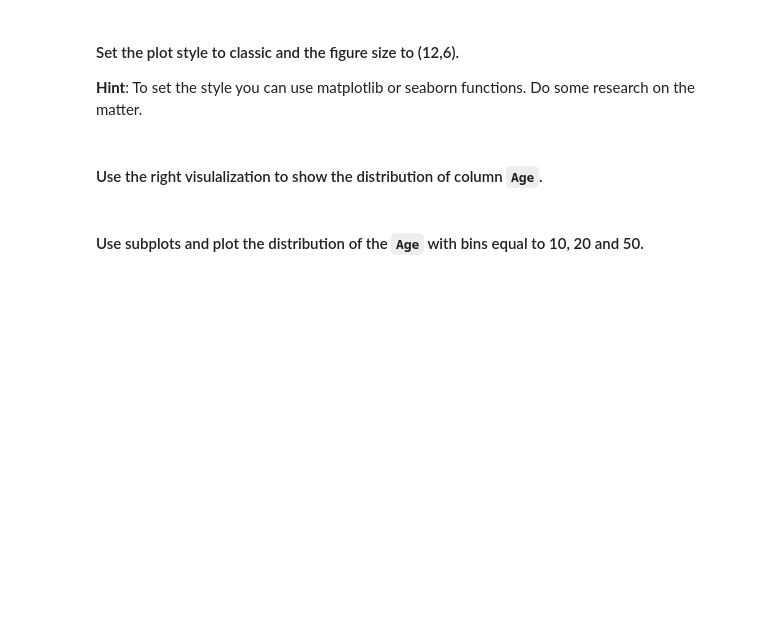
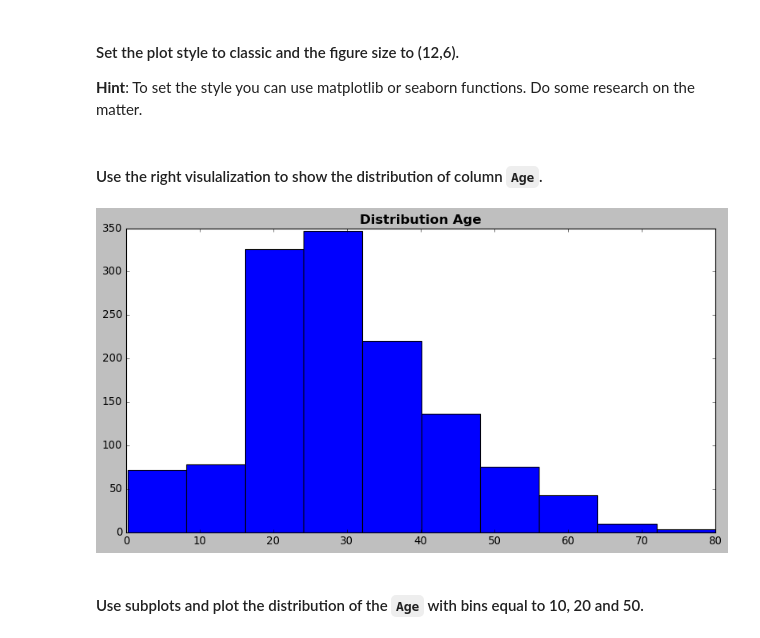
Before and after one commit to ta-data-remote/lab-matplotlib-seaborn, a Jupyter notebook: your-code/main.ipynb, the cells around one changed output. Drawn from its saved outputs; the diff is of its cells as text; code cells hidden in the pictures; blank space fills up the shorter version.

```diff
--- a/your-code/main.ipynb
+++ b/your-code/main.ipynb
@@ -365,2 +428,4 @@ plt.savefig('../figures/Steps_plot.png')
+# %%
+titanic = pd.read_csv("../data/titanic.csv")
 # %% [markdown]
 #### Explore the titanic dataset using Pandas dtypes.
@@ -387,2 +501,10 @@ plt.savefig('../figures/Steps_plot.png')
+# %%
+with plt.style.context('classic'):
+    fig, ax = plt.subplots(1,1,figsize = (12,6))
+    ax.hist(titanic["Age"],bins=10)
+    ax.set_title("Distribution Age", fontsize=15,fontweight='semibold')
+    plt.show()
+# %% [output]
+[figure, added]
 # %% [markdown]
 #### Use subplots and plot the distribution of the `Age`  with bins equal to 10, 20 and 50.
```
Also changed, not shown: parts of 58 cells of this notebook, 1 other file.
